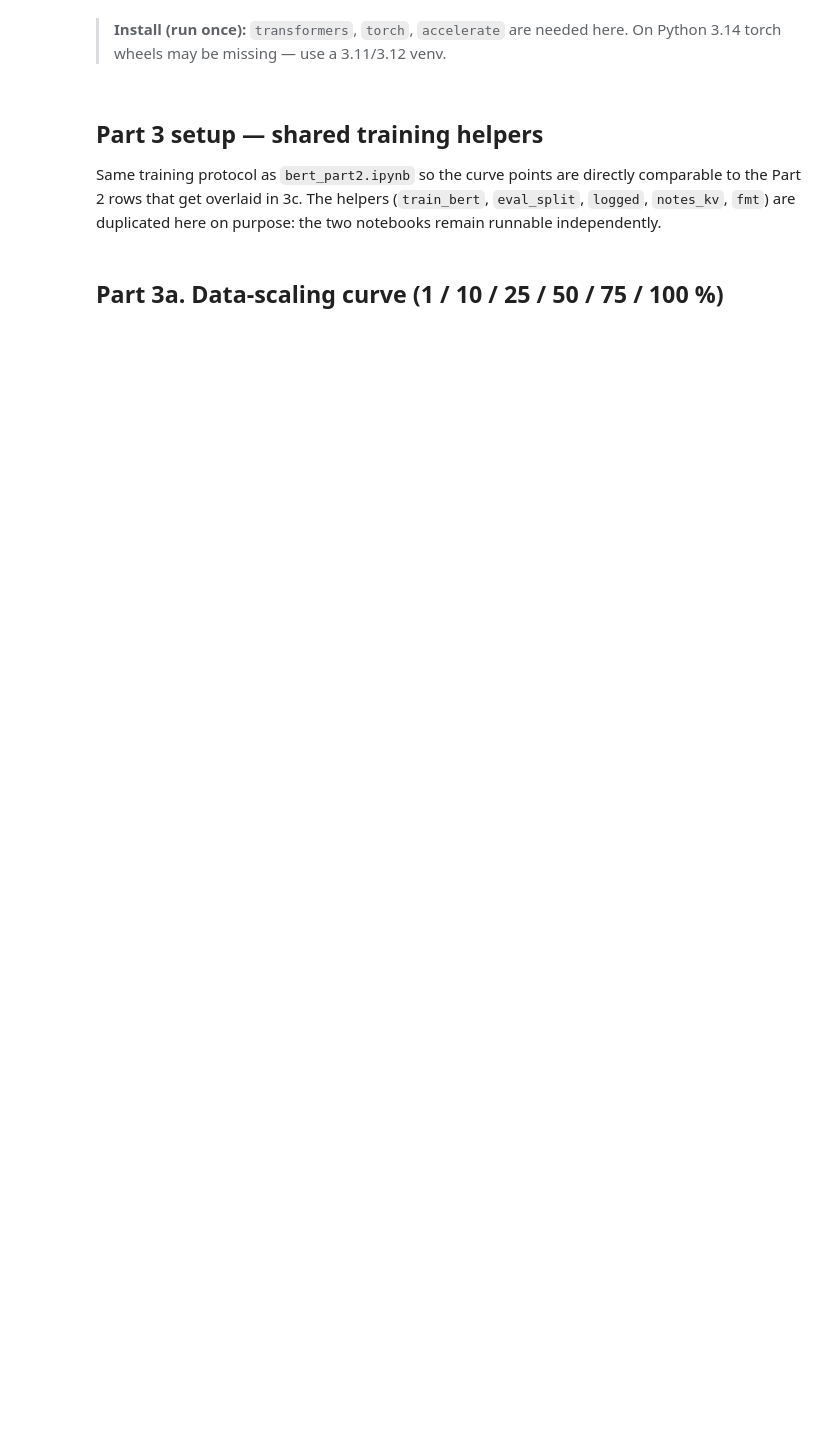
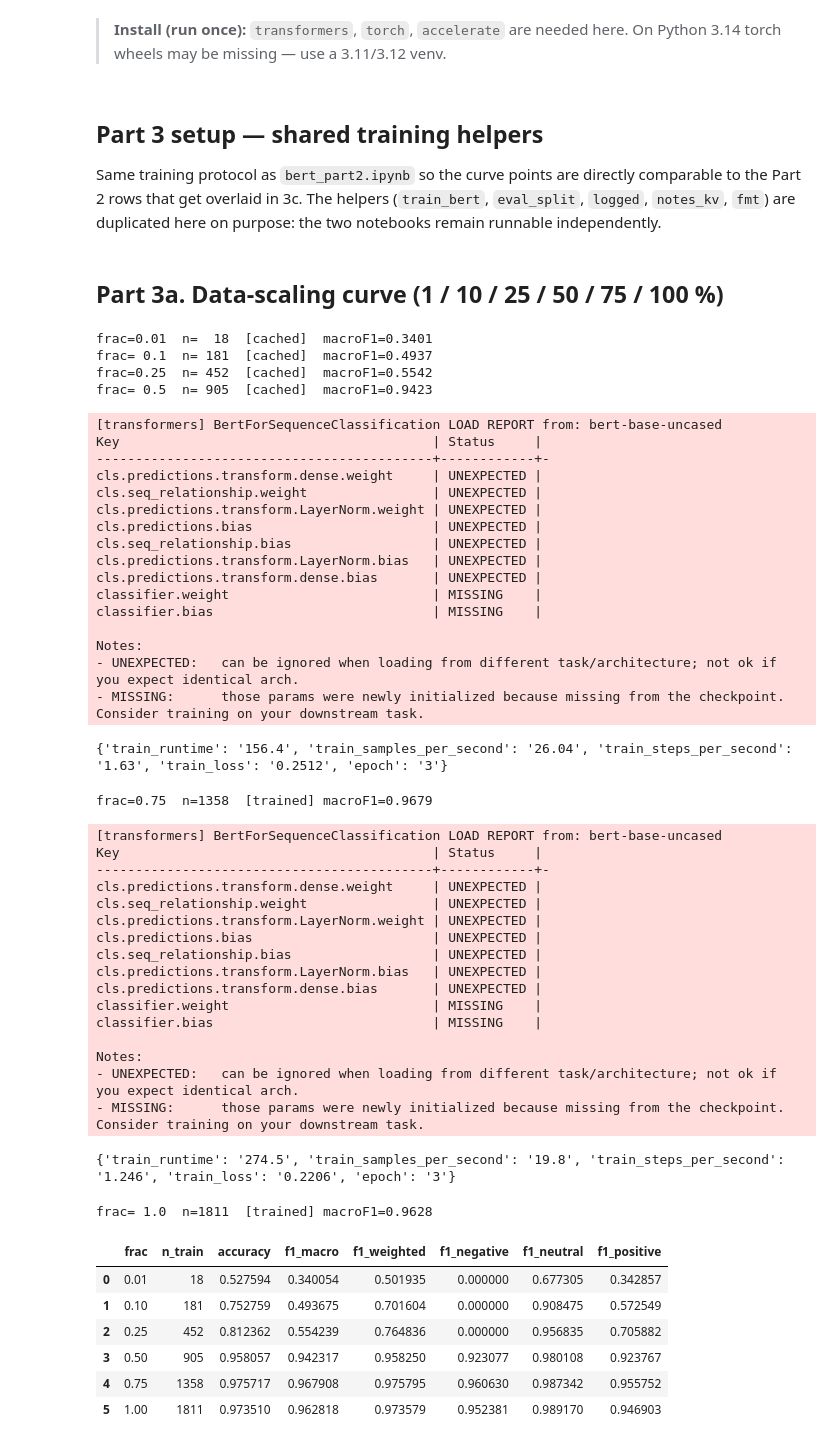
Before and after one commit to cherrylchico/advanced_nlp, a Jupyter notebook: notebooks/part3.ipynb, the cells around one changed output. Cells and saved outputs as stored; diff of their text form; code cells hidden in the pictures; blank space fills up the shorter version.

```diff
--- a/notebooks/part3.ipynb
+++ b/notebooks/part3.ipynb
@@ -33,8 +39,12 @@ sys.path.append(os.path.abspath('..'))
 import data_utils as du
 import eval_utils as eu
 
-splits = du.load_splits()            # identical train/val/test for everyone
-train, val, test = splits['train'], splits['val'], splits['test']
-PERSON = 'B'
-for k, v in splits.items():
-    print(f'{k:11s} {len(v):5d}', dict(v['label_name'].value_counts()))
+splits = du.load_splits()            # shared train/val/test for everyone
+# Part 3 needs no validation set (eval is on test only), so fold val into train
+# to train on as many real labels as possible (1584 + 227 = 1811).
+train = (pd.concat([splits['train'], splits['val']], ignore_index=True)
+           .sort_values('id').reset_index(drop=True))
+test = splits['test']
+
+for name, v in (('train', train), ('test', test)):
+    print(f'{name:11s} {len(v):5d}', dict(v['label_name'].value_counts()))
@@ -123,34 +139,83 @@ fmt = eu.fmt
 # Part 3a: data-scaling curve — fine-tune a fresh BERT on increasing fractions of train,
 # evaluate on test. Uses the shared train_bert/eval_split with a lighter fixed protocol
 # (max_len 64, batch 16, 3 epochs) so the curve isolates data quantity.
 # RESUME-AWARE + PROTOCOL-SAFE: a logged fraction is reused only if its notes match the
 # current CURVE protocol (epochs/maxlen) — editing CURVE retrains instead of silently
-# mixing protocols. Six bert-base trainings take ~1.5 h on CPU; delete rows to force.
+# mixing protocols. Six bert-base trainings take ~10-25 min on the Apple-Silicon GPU
+# (MPS) — roughly an hour and a half on CPU; delete rows to force a retrain.
 # NOTE: du.subset_by_fraction samples each fraction independently (stratified, same
 # seed) — fractions are NOT nested subsets of each other; see its docstring.
 CURVE = dict(epochs=3, batch=16, max_len=64)
 FRACTIONS = [0.01, 0.10, 0.25, 0.50, 0.75, 1.00]
 
 curve_rows = []
 for f in FRACTIONS:
     method = f'full-{int(f * 100)}%'
     sub = du.subset_by_fraction(train, f)
-    prev = logged(method, full_row=True)
+    prev = logged(method, len(sub), full_row=True)
     m = None
     if prev is not None:
         kv = notes_kv(prev['notes'])
         if kv.get('epochs') == str(CURVE['epochs']) and kv.get('maxlen') == str(CURVE['max_len']):
             m = {k: prev[k] for k in eu.METRIC_KEYS}
             print(f"frac={f:>4}  n={len(sub):4d}  [cached]  macroF1={float(m['f1_macro']):.4f}")
         else:
             print(f"frac={f:>4}  [stale] logged row used a different protocol — retraining")
     if m is None:
         tr = train_bert(sub, '../.cache/bert_curve', **CURVE)
         m = eval_split(tr, test)
-        eu.log_result(MODEL, method, len(sub), m, person=PERSON,
+        eu.log_result(MODEL, method, len(sub), m,
                       notes=f"frac={f}; epochs={CURVE['epochs']}; maxlen={CURVE['max_len']}")
         print(f"frac={f:>4}  n={len(sub):4d}  [trained] macroF1={float(m['f1_macro']):.4f}")
     curve_rows.append({'frac': f, 'n_train': len(sub), **m})
 
 pd.DataFrame(curve_rows)
+# %% [output]
+frac=0.01  n=  18  [cached]  macroF1=0.3401
+frac= 0.1  n= 181  [cached]  macroF1=0.4937
+frac=0.25  n= 452  [cached]  macroF1=0.5542
+frac= 0.5  n= 905  [cached]  macroF1=0.9423
+[transformers] BertForSequenceClassification LOAD REPORT from: bert-base-uncased
+Key                                        | Status     |
+-------------------------------------------+------------+-
+cls.predictions.transform.dense.weight     | UNEXPECTED |
+cls.seq_relationship.weight                | UNEXPECTED |
+cls.predictions.transform.LayerNorm.weight | UNEXPECTED |
+cls.predictions.bias                       | UNEXPECTED |
+cls.seq_relationship.bias                  | UNEXPECTED |
+cls.predictions.transform.LayerNorm.bias   | UNEXPECTED |
+cls.predictions.transform.dense.bias       | UNEXPECTED |
+classifier.weight                          | MISSING    |
+classifier.bias                            | MISSING    |
+
+Notes:
+- UNEXPECTED:   can be ignored when loading from different task/architecture; not ok if you expect identical arch.
+- MISSING:      those params were newly initialized because missing from the checkpoint. Consider training on your downstream task.
+{'train_runtime': '156.4', 'train_samples_per_second': '26.04', 'train_steps_per_second': '1.63', 'train_loss': '0.2512', 'epoch': '3'}
+frac=0.75  n=1358  [trained] macroF1=0.9679
+[transformers] BertForSequenceClassification LOAD REPORT from: bert-base-uncased
+Key                                        | Status     |
+-------------------------------------------+------------+-
+cls.predictions.transform.dense.weight     | UNEXPECTED |
+cls.seq_relationship.weight                | UNEXPECTED |
+cls.predictions.transform.LayerNorm.weight | UNEXPECTED |
+cls.predictions.bias                       | UNEXPECTED |
+cls.seq_relationship.bias                  | UNEXPECTED |
+cls.predictions.transform.LayerNorm.bias   | UNEXPECTED |
+cls.predictions.transform.dense.bias       | UNEXPECTED |
+classifier.weight                          | MISSING    |
+classifier.bias                            | MISSING    |
+
+Notes:
+- UNEXPECTED:   can be ignored when loading from different task/architecture; not ok if you expect identical arch.
+- MISSING:      those params were newly initialized because missing from the checkpoint. Consider training on your downstream task.
+{'train_runtime': '274.5', 'train_samples_per_second': '19.8', 'train_steps_per_second': '1.246', 'train_loss': '0.2206', 'epoch': '3'}
+frac= 1.0  n=1811  [trained] macroF1=0.9628
+|  | frac | n_train | accuracy | f1_macro | f1_weighted | f1_negative | f1_neutral | f1_positive |
+| 0 | 0.01 | 18 | 0.527594 | 0.340054 | 0.501935 | 0.000000 | 0.677305 | 0.342857 |
+| 1 | 0.10 | 181 | 0.752759 | 0.493675 | 0.701604 | 0.000000 | 0.908475 | 0.572549 |
+| 2 | 0.25 | 452 | 0.812362 | 0.554239 | 0.764836 | 0.000000 | 0.956835 | 0.705882 |
+| 3 | 0.50 | 905 | 0.958057 | 0.942317 | 0.958250 | 0.923077 | 0.980108 | 0.923767 |
+| 4 | 0.75 | 1358 | 0.975717 | 0.967908 | 0.975795 | 0.960630 | 0.987342 | 0.955752 |
+| 5 | 1.00 | 1811 | 0.973510 | 0.962818 | 0.973579 | 0.952381 | 0.989170 | 0.946903 |
 # %% [markdown]
```
Also changed, not shown: parts of 8 cells of this notebook, 1 other file.
